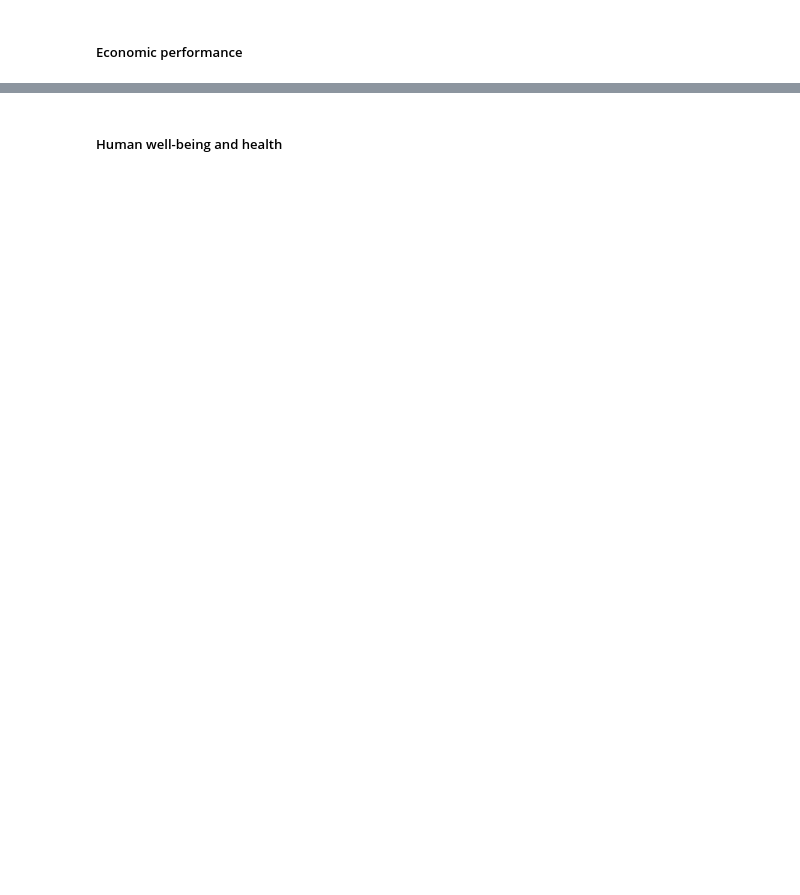
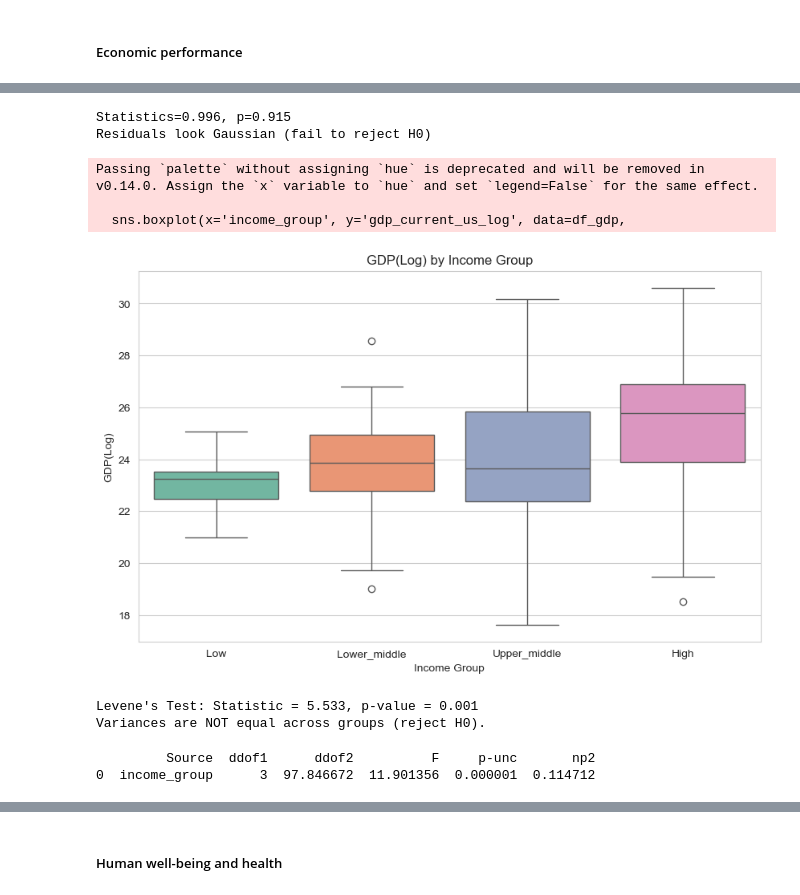
Before and after one commit to muratbek-kebtarum/ASDA_2025_Group_5_Portfolio, a Jupyter notebook: notebooks/week_05_group_5_notebook.ipynb, the cells around one changed output, grey strips where cells are left out. Cells and saved outputs as stored; diff of their text form; code cells hidden in the pictures; blank space fills up the shorter version.

Commit message:
Gdp Anova

```diff
--- a/notebooks/week_05_group_5_notebook.ipynb
+++ b/notebooks/week_05_group_5_notebook.ipynb
@@ -859,0 +901,58 @@ Income group has a very strong effect on CO₂ emissions,and here is the results
+# %%
+# Shapiro-Wilk test
+stat, p = stats.shapiro((df_gdp['gdp_current_us_log']))
+print(f'Statistics={stat:.3f}, p={p:.3f}')
+
+if p > 0.05:
+    print("Residuals look Gaussian (fail to reject H0)")
+else:
+    print("Residuals do NOT look Gaussian (reject H0)")
+# %% [output]
+Statistics=0.996, p=0.915
+Residuals look Gaussian (fail to reject H0)
+# %%
+# 4-Equal variances of groups
+# Boxplot to visualize variance per income group
+plt.figure(figsize=(10,6))
+sns.boxplot(x='income_group', y='gdp_current_us_log', data=df_gdp,
+            order=['Low', 'Lower_middle', 'Upper_middle', 'High'],
+            palette='Set2')
+plt.title('GDP(Log) by Income Group')
+plt.xlabel('Income Group')
+plt.ylabel('GDP(Log)')
+plt.show()
+# %% [output]
+Passing `palette` without assigning `hue` is deprecated and will be removed in v0.14.0. Assign the `x` variable to `hue` and set `legend=False` for the same effect.
+
+  sns.boxplot(x='income_group', y='gdp_current_us_log', data=df_gdp,
+[figure, added]
+# %%
+
+# Prepare groups for Levene test
+groups_data = [
+    df_gdp[df_gdp['income_group'] == g]['gdp_current_us_log'].dropna()
+    for g in ['Low', 'Lower_middle', 'Upper_middle', 'High']
+]
+
+# Levene's test
+stat, p = stats.levene(*groups_data)
+print(f"Levene's Test: Statistic = {stat:.3f}, p-value = {p:.3f}")
+
+# Decision rule
+if p > 0.05:
+    print("Variances are equal across groups (fail to reject H0).")
+else:
+    print("Variances are NOT equal across groups (reject H0).")
+# %% [output]
+Levene's Test: Statistic = 5.533, p-value = 0.001
+Variances are NOT equal across groups (reject H0).
+# %%
+#non equal variances anova
+import pingouin as pg
+
+# Welch ANOVA using pingouin
+welch_result = pg.welch_anova(dv='gdp_current_us_log', between='income_group', data=df_gdp)
+print(welch_result)
+# %% [output]
+         Source  ddof1      ddof2          F     p-unc       np2
+0  income_group      3  97.846672  11.901356  0.000001  0.114712
```
Also changed, not shown: parts of 10 cells of this notebook.
